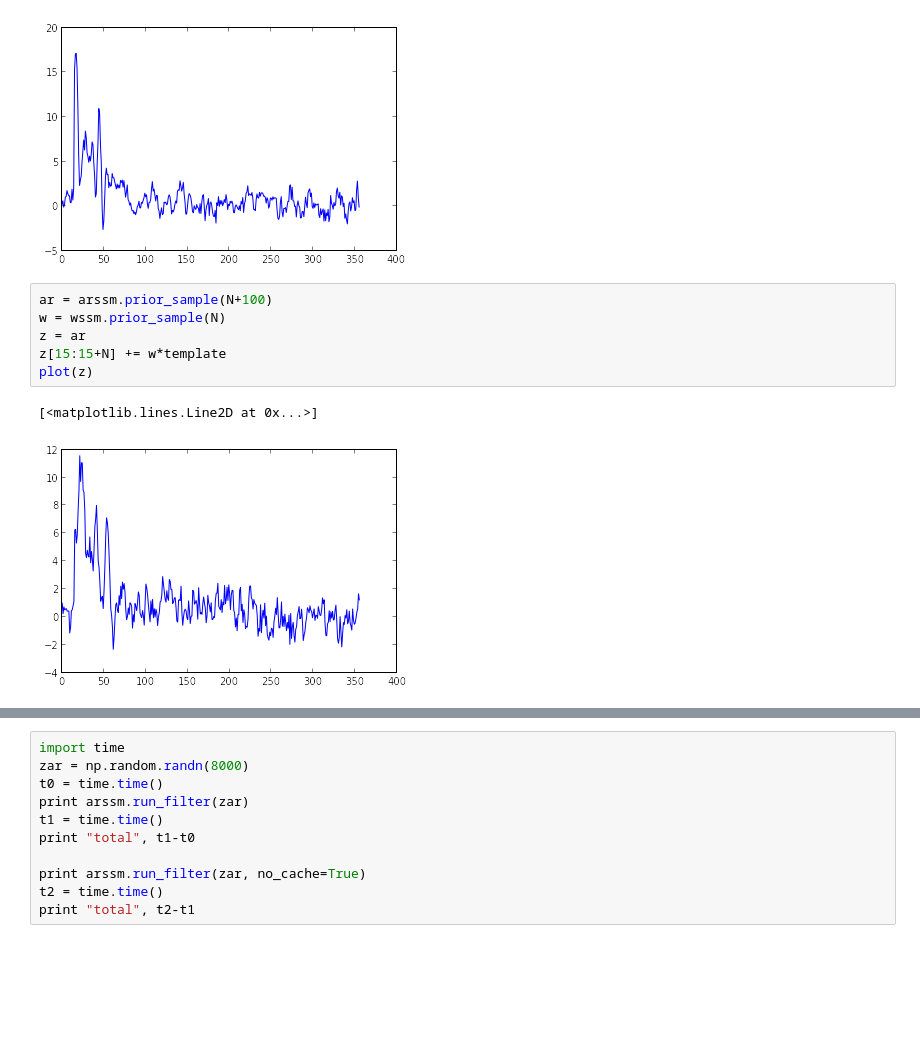
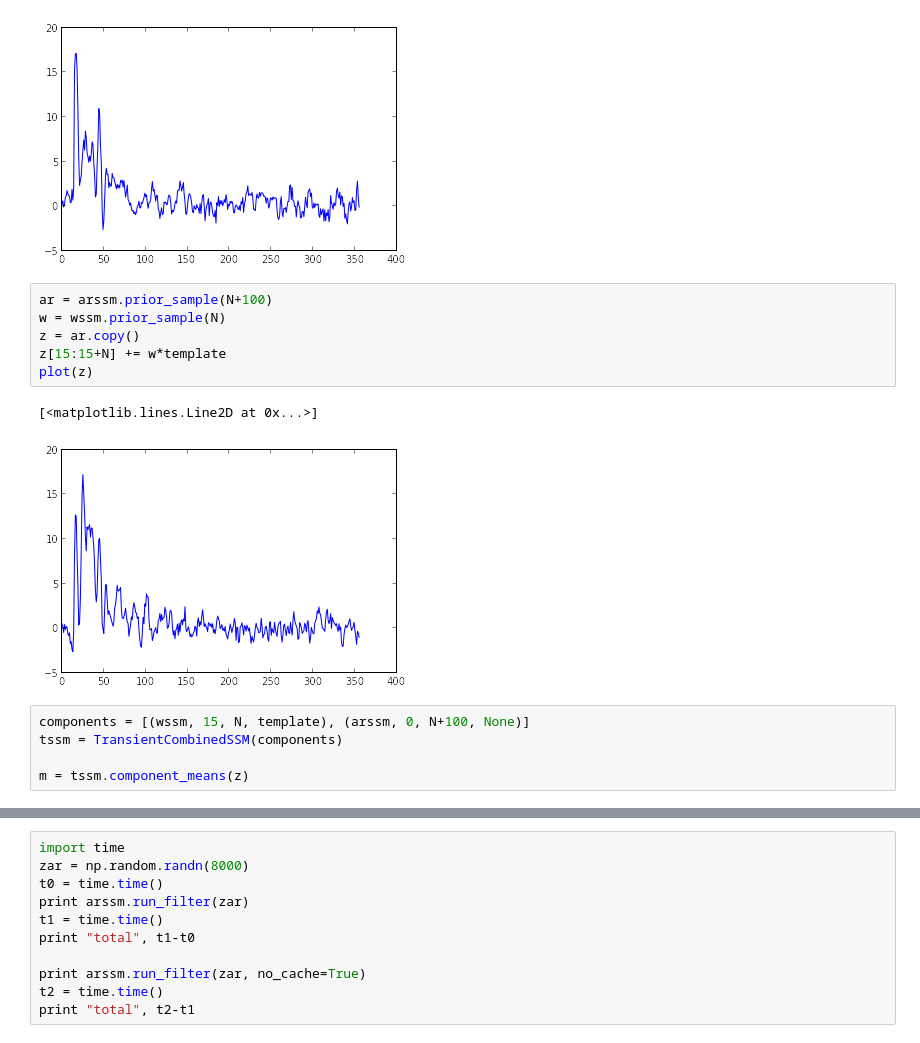
Before and after one commit to davmre/sigvisa, a Jupyter notebook: notebooks/marginalized_wavelet_model_single_exact.ipynb, the cells around one changed output, grey strips where cells are left out. Drawn from its saved outputs; the diff is of its cells as text; blank space fills up the shorter version.

```diff
--- a/notebooks/marginalized_wavelet_model_single_exact.ipynb
+++ b/notebooks/marginalized_wavelet_model_single_exact.ipynb
@@ -324,9 +324,14 @@ print t3-t2
 # %%
 ar = arssm.prior_sample(N+100)
 w = wssm.prior_sample(N)
-z = ar
+z = ar.copy()
 z[15:15+N] += w*template
 plot(z)
 # %% [output]
 [<matplotlib.lines.Line2D at 0x...>]
-[figure, old version]
+[figure, new version]
+# %%
+components = [(wssm, 15, N, template), (arssm, 0, N+100, None)]
+tssm = TransientCombinedSSM(components)
+
+m = tssm.component_means(z)
```
Also changed, not shown: parts of 30 cells of this notebook.
